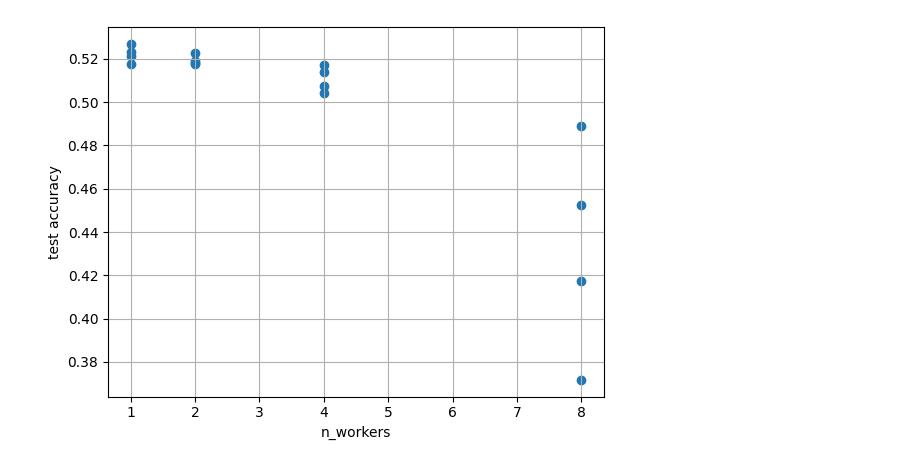
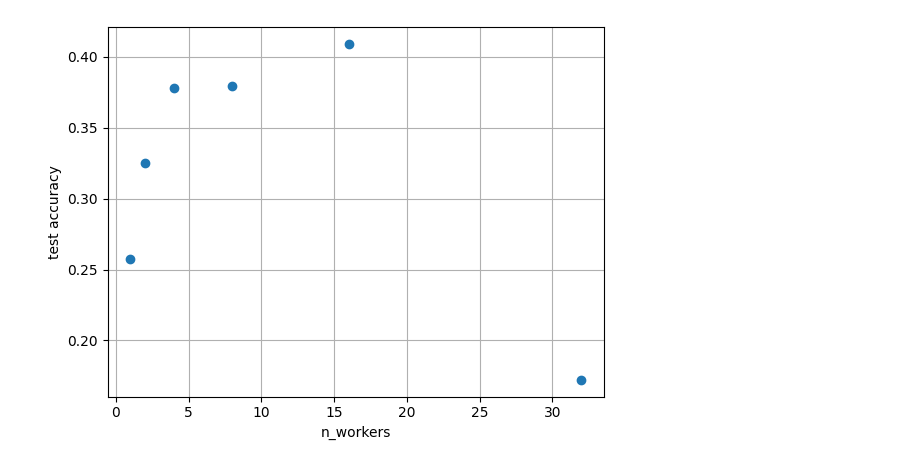
Before and after one commit to maxi-fr/distributed-learning, a Jupyter notebook: test_notebook.ipynb, the cells around one changed output. Cells and saved outputs as stored; diff of their text form; code cells hidden in the pictures.

```diff
--- a/test_notebook.ipynb
+++ b/test_notebook.ipynb
@@ -72,10 +72,10 @@ def hyper_params_heatmap(results, param_1_name, param_2_name, log_scale_1=True,
         plt.title(f"Heatmap for: {metric}")
     plt.legend()
 
-folder = r"Results2\slow_mo_m"#r"Results2\mini_batch_adamw\tune_distributed_learning_2025-01-19_22-36-14"
+folder = r"Results2\mini_batch_adamw"
 df = gen_dataframe(folder)
 
-# hyper_params_heatmap(df, "local_opt.lr", "local_opt.weight_decay", True, True)#, "val_loss", "min", True)
+hyper_params_heatmap(df, "local_opt.lr", "local_opt.weight_decay", True, True)#, "val_loss", "min", True)
 # hyper_params_heatmap(df, "local_batch_size", "local_opt.lr", False, True, "val_acc", "max", False)
 # hyper_params_heatmap(df, "n_workers", "n_local_steps", False, False, "test_acc")
-# plt.savefig(os.path.join(folder, "heatmap_plot_loss.png"))
+plt.savefig(os.path.join(folder, "heatmap_plot_loss.png"))
@@ -82,15 +84,16 @@ df = gen_dataframe(folder)
 # %%
-plt.scatter(df["config/n_workers"], df["test_acc"])
+df_ = df[df["config/local_opt.lr_scaling"] == "sqrt"]
+plt.scatter(df_["config/n_workers"], df_["test_acc"])
 # plt.xscale("log")
 # plt.xlabel("local learning rate")
 plt.xlabel("n_workers")
 plt.ylabel("test accuracy")
 # opt_ind = np.argmax(df["val_acc"])
 # plt.scatter(x, y)
 # plt.scatter(df["config/local_opt.lr"][opt_ind], df["val_acc"][opt_ind], c="r", marker="*", label=f"Optimum: {df["val_acc"][opt_ind]}")
 plt.grid()
-plt.savefig(os.path.join(folder, "results.png"))
+# plt.savefig(os.path.join(folder, "results.png"))
 # %% [output]
-[figure, old version]
+[figure, new version]
 # %%
 df.sort_values("val_acc", ascending=False)
```
Also changed, not shown: parts of 9 cells of this notebook, 3 other files.
